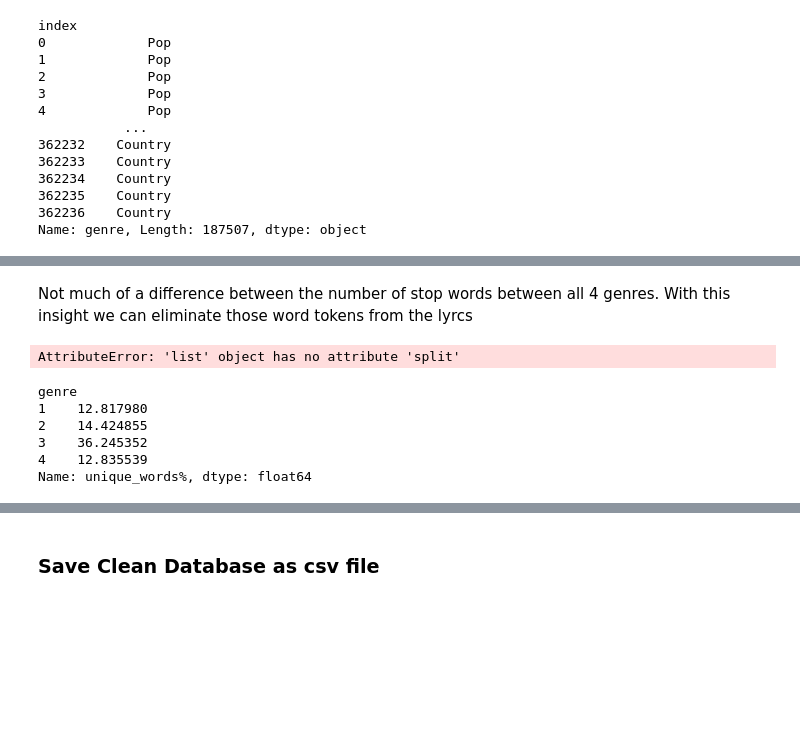
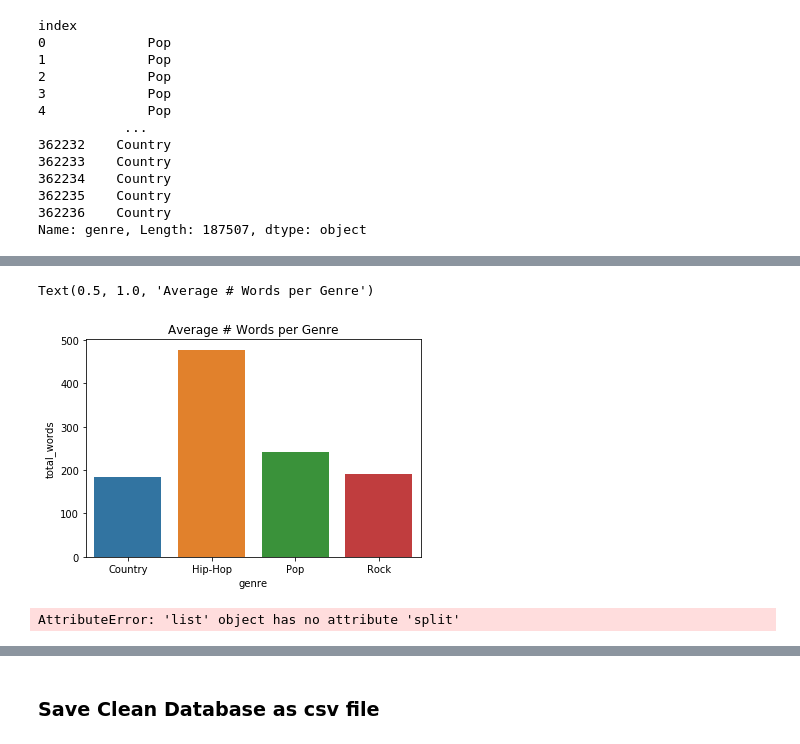
Before and after one commit to jacksonbull87/Genre-Classification-NLP, a Jupyter notebook: Genre-Classification NLP.ipynb, the cells around one changed output, grey strips where cells are left out. Cells and saved outputs as stored; diff of their text form; code cells hidden in the pictures; blank space fills up the shorter version.

```diff
--- a/Genre-Classification NLP.ipynb
+++ b/Genre-Classification NLP.ipynb
@@ -224,3 +210,0 @@ stopword_pro_percentage = np.array(stopword_pro ) *100
-# %%
-#add to feature to dataframe
-df1['stopword_pro_percentage'] = stopword_pro_percentage
@@ -227,7 +213,11 @@ df1['stopword_pro_percentage'] = stopword_pro_percentage
+# %%
+
+num_words = []
+for song in df1['lyrics']:
+    total_words = len(song.split())
+
+    num_words.append(total_words)
+# %%
+df1['total_words'] = num_words
 # %%
-df1.groupby('genre')['stopword_pro_percentage'].mean().reset_index()
+total_genre_words = df1.groupby('genre')['total_words'].mean().reset_index()
-# %% [markdown]
-
- Not much of a difference between the number of stop words
-    between all 4 genres. With this insight we can eliminate
-    those word tokens from the lyrcs
@@ -244,3 +224,9 @@ for song in df1['cleaned_lyrics_lemm'][:1]:
+# %%
+sns.barplot(total_genre_words['genre'], total_genre_words['total_words'])
+plt.title('Average # Words per Genre')
+# %% [output]
+Text(0.5, 1.0, 'Average # Words per Genre')
+[figure, added]
 # %%
 #calculate proportion of unique words for each song
 unique_words_proportion = []
@@ -252,12 +238,3 @@ for song in df1['cleaned_lyrics_lemm']:
 AttributeError: 'list' object has no attribute 'split'
 # %%
 df1['unique_words%'] = np.array(unique_words_proportion)*100
-# %%
-df1.groupby('genre')['unique_words%'].mean()
-# %% [output]
-genre
-1    12.817980
-2    14.424855
-3    36.245352
-4    12.835539
-Name: unique_words%, dtype: float64
```
Also changed, not shown: parts of 9 cells of this notebook.
